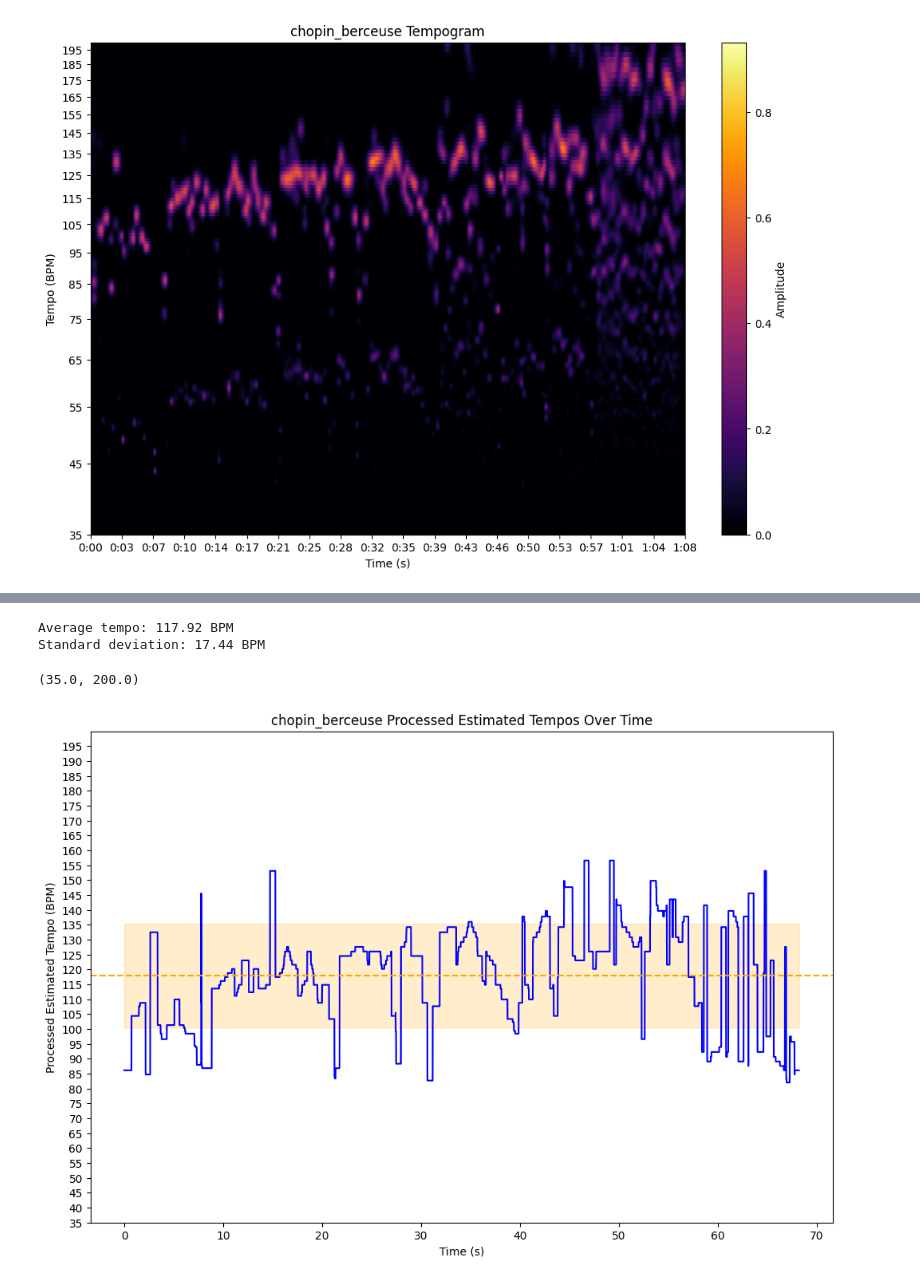
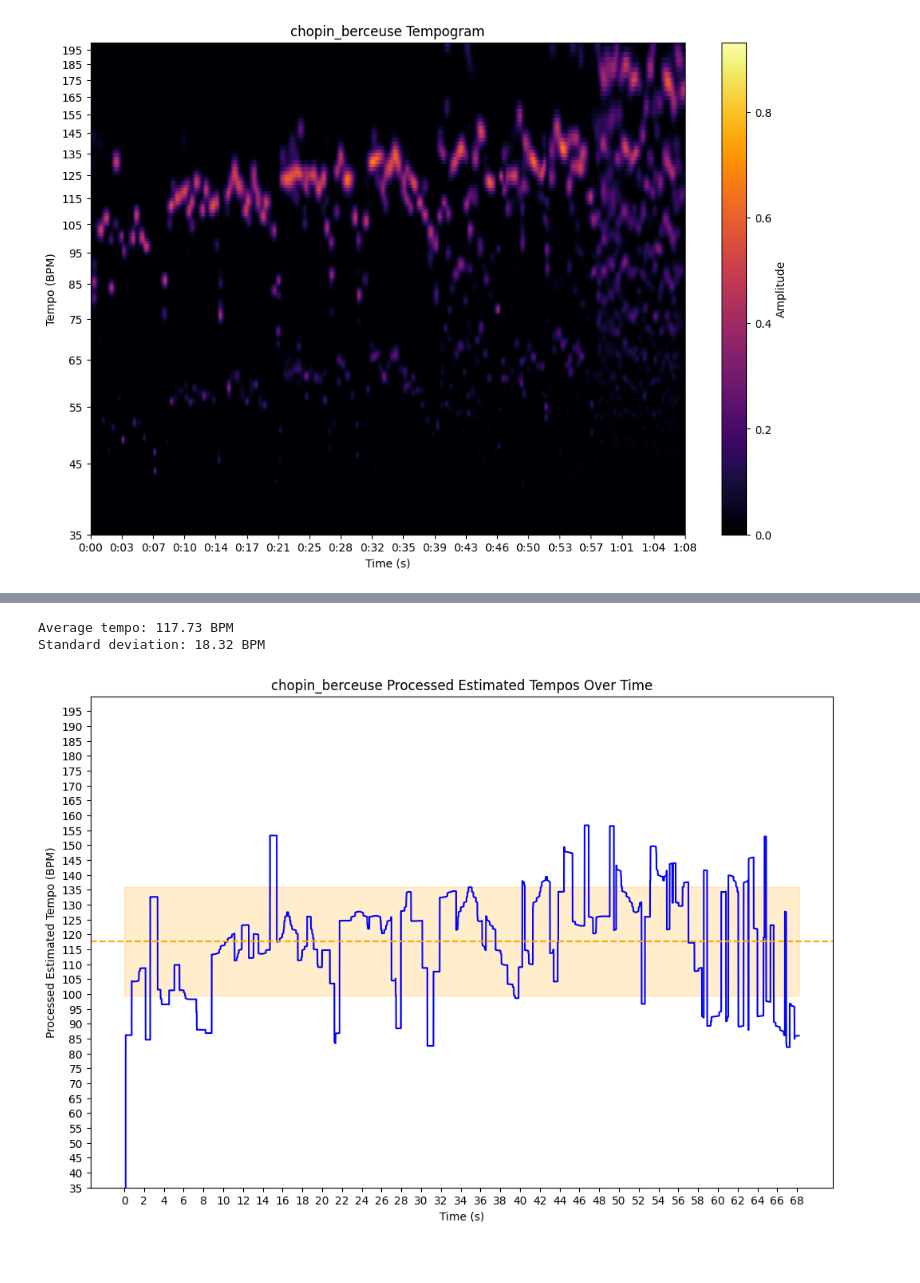
Before and after one commit to lkqiao/musical_accompanist, a Jupyter notebook: src/tempo_detect_nb.ipynb, the cells around one changed output, grey strips where cells are left out. Saved outputs shown, nothing was run; the diff lists cells and outputs as text; code cells hidden in the pictures.

```diff
--- a/src/tempo_detect_nb.ipynb
+++ b/src/tempo_detect_nb.ipynb
@@ -334,27 +376,28 @@ def process_tempos(data, threshold=1.5, max_iter=100000):
 
     return cleaned
 # %%
-estim_tempos = process_tempos(estim_tempos, threshold=1)
+estim_tempos = process_tempos(estim_tempos)
 avg_tempo = np.mean(estim_tempos)
 std_tempo = np.std(estim_tempos)
 print(f'Average tempo: {avg_tempo:.2f} BPM')
 print(f'Standard deviation: {std_tempo:.2f} BPM')
-
-# plot estimated tempos vs time
-plt.figure(figsize=(12, 8))
-plt.plot(tempo_t, estim_tempos, color='b')
-plt.title(f'{name} Processed Estimated Tempos Over Time')
-plt.axhline(float(avg_tempo), color='orange', linestyle='--', label=f'Avg: {avg_tempo:.2f} BPM')
-plt.fill_between(tempo_t, float(avg_tempo-std_tempo), float(avg_tempo+std_tempo), color='orange', alpha=0.2, label=f'Std: {std_tempo:.2f}')
-plt.xlabel('Time (s)')
-plt.ylabel('Processed Estimated Tempo (BPM)')
-plt.yticks(np.arange(int(fmin), int(fmax), 5))
-plt.ylim(fmin, fmax)
 # %% [output]
-Average tempo: 117.92 BPM
-Standard deviation: 17.44 BPM
+Average tempo: 117.73 BPM
+Standard deviation: 18.32 BPM
-(35.0, 200.0)
-[figure, removed]
+# %%
+# plot processed estimated tempos vs time
+plt.figure(figsize=(12, 8))
+plt.plot(tempo_t, estim_tempos, color='b')
+plt.title(f'{name} Processed Estimated Tempos Over Time')
+plt.axhline(float(avg_tempo), color='orange', linestyle='--', label=f'Avg: {avg_tempo:.2f} BPM')
+plt.fill_between(tempo_t, float(avg_tempo-std_tempo), float(avg_tempo+std_tempo), color='orange', alpha=0.2, label=f'Std: {std_tempo:.2f}')
+plt.xlabel('Time (s)')
+plt.ylabel('Processed Estimated Tempo (BPM)')
+plt.yticks(np.arange(int(fmin), int(fmax), 5))
+plt.xticks(np.arange(0, tempo_t[-1], 2))
+_ = plt.ylim(fmin, fmax)
+# %% [output]
+[figure, added]
 # %%
 # plot estimated tempos and original signal
 fig, ax1 = plt.subplots(figsize=(12, 4))
```
Also changed, not shown: parts of 13 cells of this notebook, 5 other files.
